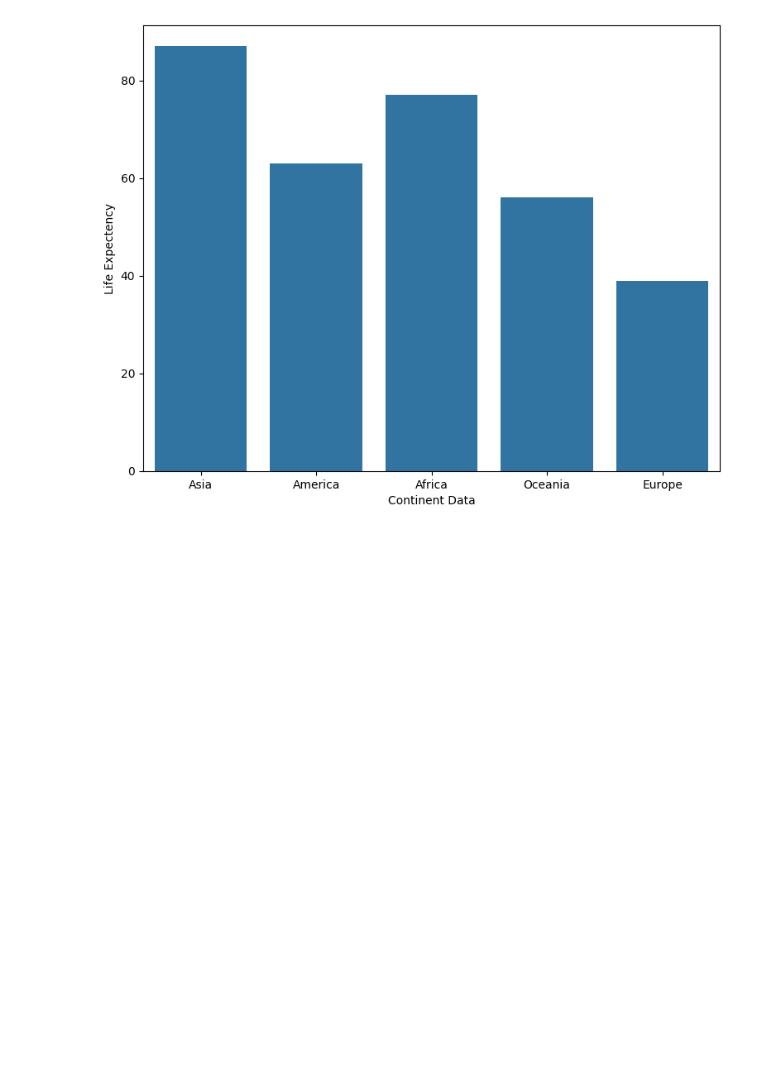
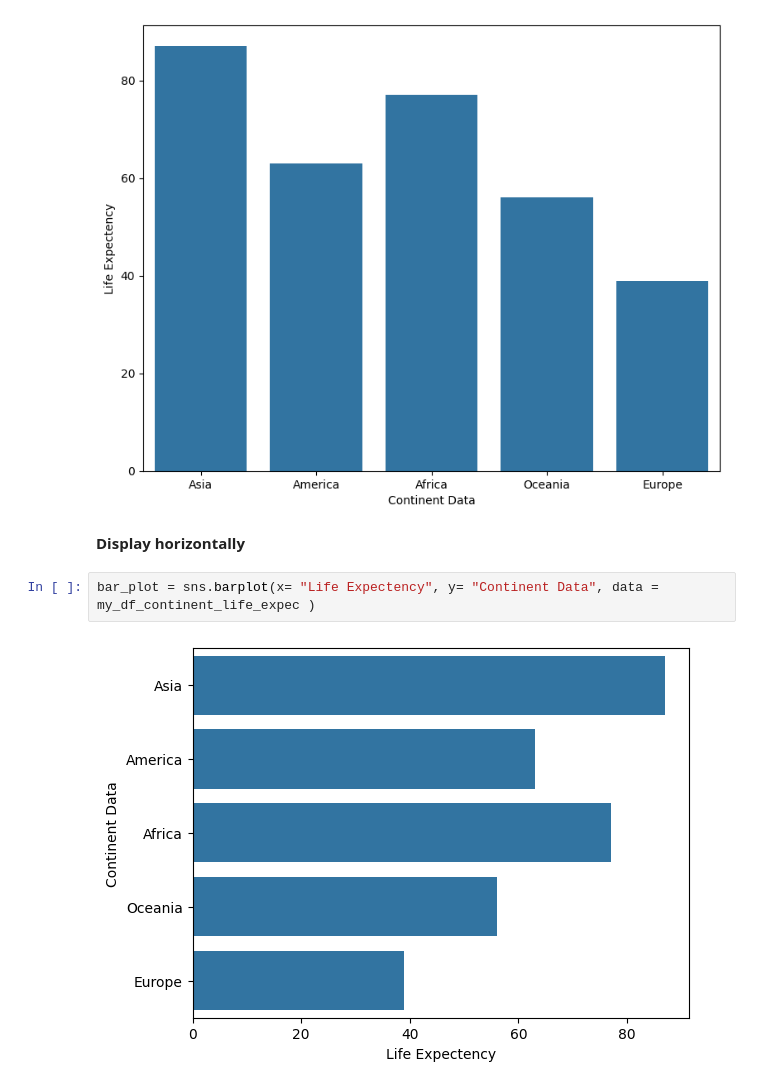
Before and after one commit to Josh-techie/AI-TPs, a Jupyter notebook: Exploratory_Data_Analysis(EDA)/EDA_Bar_Chart.ipynb, the cells around one changed output. Drawn from its saved outputs; the diff is of its cells as text; blank space fills up the shorter version.

```diff
--- a/Exploratory_Data_Analysis(EDA)/EDA_Bar_Chart.ipynb
+++ b/Exploratory_Data_Analysis(EDA)/EDA_Bar_Chart.ipynb
@@ -36,3 +36,9 @@ bar_plot = sns.barplot(x= "Continent Data", y= "Life Expectency", data = my_df_c
 plt.show()
 # %% [output]
 [figure]
+# %% [markdown]
+**Display  horizontally**
+# %%
+bar_plot = sns.barplot(x= "Life Expectency", y= "Continent Data", data = my_df_continent_life_expec )
+# %% [output]
+[figure, added]
```
